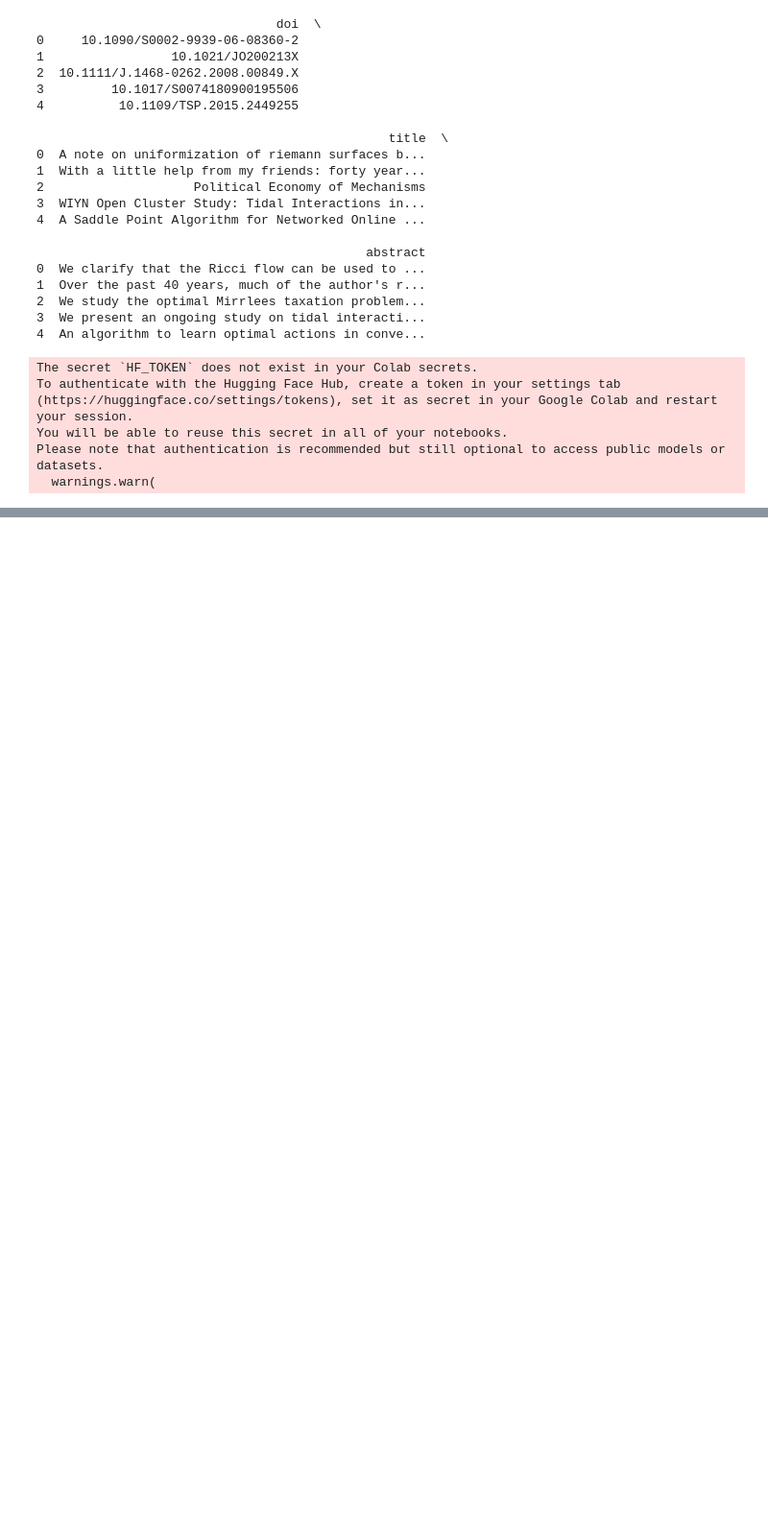
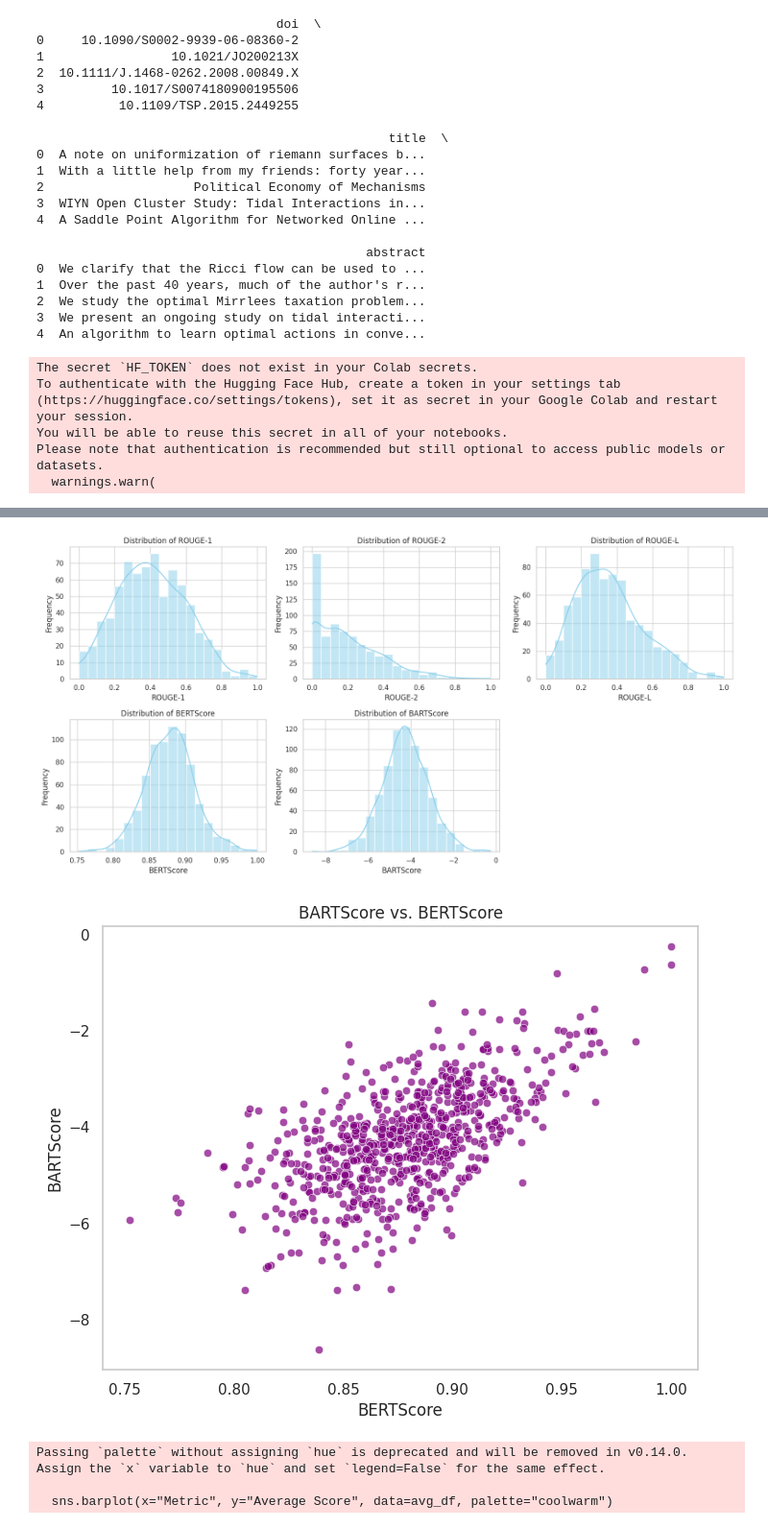
Before and after one commit to sivarohith99/Grant_title_genration, a Jupyter notebook: BART_base_grant_title_generation.ipynb, the cells around one changed output, grey strips where cells are left out. Shown at 96% size. Saved outputs shown, nothing was run; the diff lists cells and outputs as text; code cells hidden in the pictures; blank space fills up the shorter version.

```diff
--- a/BART_base_grant_title_generation.ipynb
+++ b/BART_base_grant_title_generation.ipynb
@@ -368,0 +278,68 @@ Average BERTScore: 0.8792136058590339
+# %%
+import matplotlib.pyplot as plt
+import seaborn as sns
+import pandas as pd
+
+# Load evaluation results
+results_df = pd.read_csv("evaluation_results.csv")
+
+# Set up the visualization style
+sns.set_theme(style="whitegrid")
+
+# Plot distributions of ROUGE, BERTScore, and BARTScore
+def plot_score_distributions(df):
+    plt.figure(figsize=(16, 8))
+
+    metrics = ["ROUGE-1", "ROUGE-2", "ROUGE-L", "BERTScore", "BARTScore"]
+    for i, metric in enumerate(metrics, 1):
+        plt.subplot(2, 3, i)
+        sns.histplot(df[metric], kde=True, bins=20, color='skyblue')
+        plt.title(f"Distribution of {metric}")
+        plt.xlabel(metric)
+        plt.ylabel("Frequency")
+
+    plt.tight_layout()
+    plt.show()
+
+# Scatter plot: BARTScore vs. BERTScore
+def scatter_plot_bart_vs_bert(df):
+    plt.figure(figsize=(8, 6))
+    sns.scatterplot(x="BERTScore", y="BARTScore", data=df, color="purple", alpha=0.7)
+    plt.title("BARTScore vs. BERTScore")
+    plt.xlabel("BERTScore")
+    plt.ylabel("BARTScore")
+    plt.grid()
+    plt.show()
+
+# Bar plot: Average scores for ROUGE and BERT/BART scores
+def plot_average_scores(df):
+    avg_scores = {
+        "Metric": ["ROUGE-1", "ROUGE-2", "ROUGE-L", "BERTScore", "BARTScore"],
+        "Average Score": [
+            df["ROUGE-1"].mean(),
+            df["ROUGE-2"].mean(),
+            df["ROUGE-L"].mean(),
+            df["BERTScore"].mean(),
+            df["BARTScore"].mean(),
+        ],
+    }
+    avg_df = pd.DataFrame(avg_scores)
+
+    plt.figure(figsize=(10, 6))
+    sns.barplot(x="Metric", y="Average Score", data=avg_df, palette="coolwarm")
+    plt.title("Average Scores for Evaluation Metrics")
+    plt.xlabel("Metrics")
+    plt.ylabel("Average Score")
+    plt.ylim(0, 1)
+    plt.show()
+
+# Call the visualization functions
+plot_score_distributions(results_df)
+scatter_plot_bart_vs_bert(results_df)
+plot_average_scores(results_df)
+# %% [output]
+[figure, added]
+[figure, added]
+Passing `palette` without assigning `hue` is deprecated and will be removed in v0.14.0. Assign the `x` variable to `hue` and set `legend=False` for the same effect.
+
+  sns.barplot(x="Metric", y="Average Score", data=avg_df, palette="coolwarm")
```
Also changed, not shown: parts of 9 cells of this notebook.
